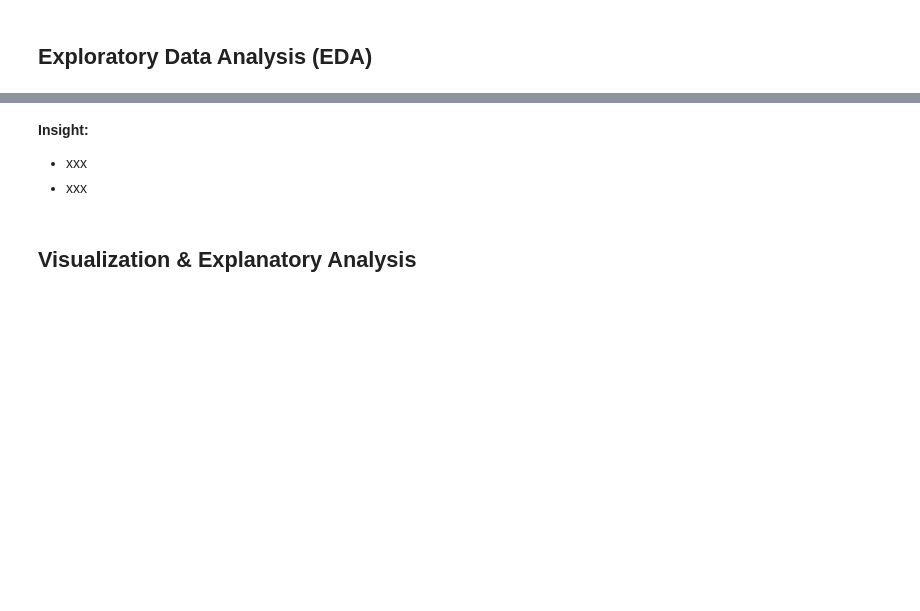
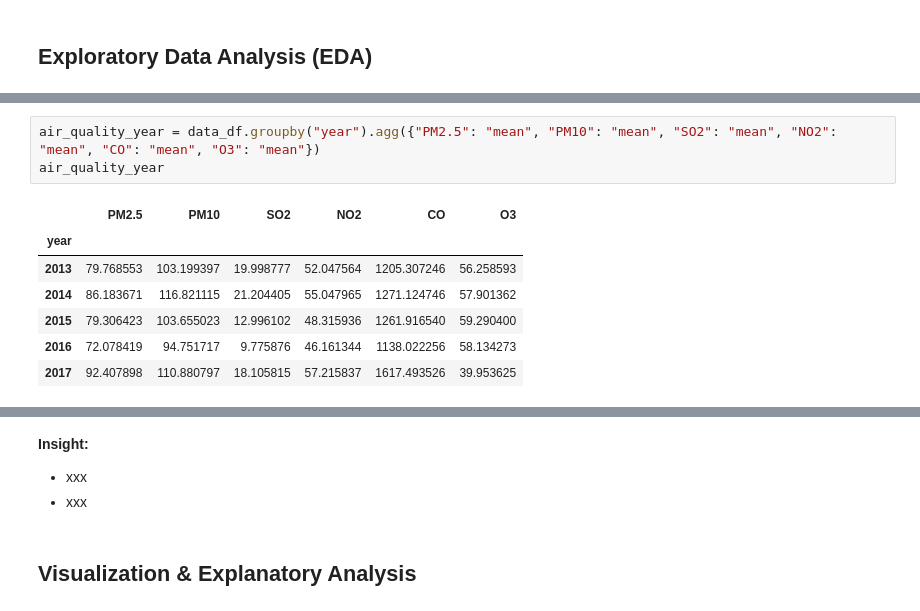
Before and after one commit to Aikonbyu/AirQualityDataAnalysis, a Jupyter notebook: Proyek_Analisis_Data.ipynb, the cells around one changed output, grey strips where cells are left out. Saved outputs shown, nothing was run; the diff lists cells and outputs as text; blank space fills up the shorter version.

```diff
--- a/Proyek_Analisis_Data.ipynb
+++ b/Proyek_Analisis_Data.ipynb
@@ -570,0 +955,11 @@ Jumlah duplikasi:  0
+# %%
+air_quality_year = data_df.groupby("year").agg({"PM2.5": "mean", "PM10": "mean", "SO2": "mean", "NO2": "mean", "CO": "mean", "O3": "mean"})
+air_quality_year
+# %% [output]
+|  | PM2.5 | PM10 | SO2 | NO2 | CO | O3 |
+| year |  |  |  |  |  |  |
+| 2013 | 79.768553 | 103.199397 | 19.998777 | 52.047564 | 1205.307246 | 56.258593 |
+| 2014 | 86.183671 | 116.821115 | 21.204405 | 55.047965 | 1271.124746 | 57.901362 |
+| 2015 | 79.306423 | 103.655023 | 12.996102 | 48.315936 | 1261.916540 | 59.290400 |
+| 2016 | 72.078419 | 94.751717 | 9.775876 | 46.161344 | 1138.022256 | 58.134273 |
+| 2017 | 92.407898 | 110.880797 | 18.105815 | 57.215837 | 1617.493526 | 39.953625 |
```
Also changed, not shown: parts of 32 cells of this notebook.
